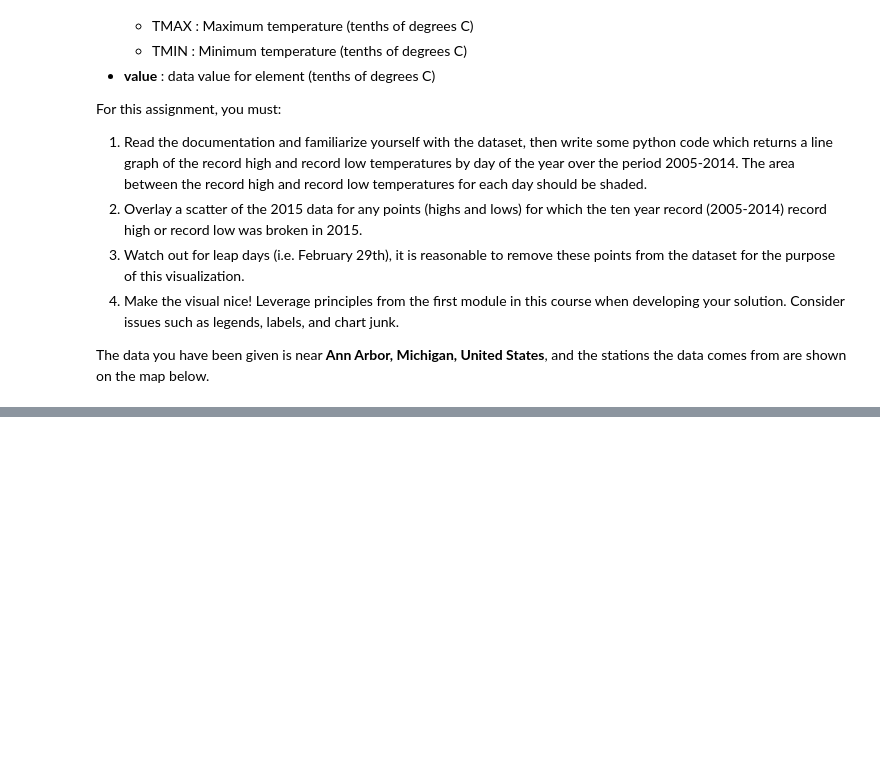
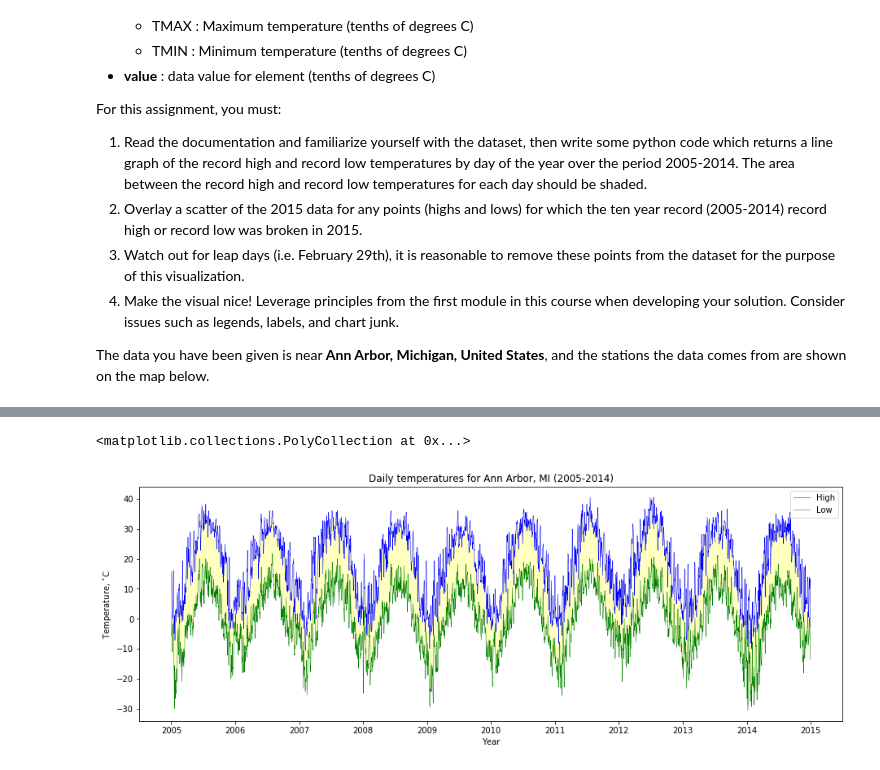
Before and after one commit to musid/Applied-Plotting-Coursera, a Jupyter notebook: Assignment2.ipynb, the cells around one changed output, grey strips where cells are left out. Drawn from its saved outputs; the diff is of its cells as text; code cells hidden in the pictures; blank space fills up the shorter version.

```diff
--- a/Assignment2.ipynb
+++ b/Assignment2.ipynb
@@ -47,3 +52,9 @@ def leaflet_plot_stations(binsize, hashid):
 leaflet_plot_stations(400,'fb441e62df2d58994928907a91895ec62c2c42e6cd075c2700843b89')
 # %% [output]
 [interactive output not drawn]
+# %%
+df=pd.read_csv('data/fb441e62df2d58994928907a91895ec62c2c42e6cd075c2700843b89.csv',parse_dates=['Date'])
+# df=pd.read_csv('data/fb441e62df2d58994928907a91895ec62c2c42e6cd075c2700843b89.csv')
+# df['Date']=pd.to_datetime(df['Date'])
+df['Data_Value']=df['Data_Value']/10
+df.sort_values(['Date','ID'],inplace=True)
@@ -49,0 +70,19 @@ leaflet_plot_stations(400,'fb441e62df2d58994928907a91895ec62c2c42e6cd075c2700843
+# %%
+Tmax=df[(df['Date']>='1/1/2005') & (df['Date']<'1/1/2015')].groupby('Date').max().reset_index()[['Date','Data_Value']]
+Tmin=df[(df['Date']>='1/1/2005') & (df['Date']<'1/1/2015')].groupby('Date').min().reset_index()[['Date','Data_Value']]
+# %%
+fig=plt.figure(figsize=(12,4))
+ax=fig.add_axes([0,0,1,1])
+ax.plot(Tmax['Date'],Tmax['Data_Value'],lw=0.5,c='blue',label='High')
+ax.plot(Tmin['Date'],Tmin['Data_Value'],lw=0.5,c='green',label='Low')
+ax.set_title('Daily temperatures for Ann Arbor, MI (2005-2014)')
+ax.set_xlabel('Year')
+ax.set_ylabel('Temperature, $^{\circ}$C')
+ax.legend(loc=0)
+ax.fill_between(pd.date_range('1/1/2005','31-12-2014'),
+                       Tmax['Data_Value'], Tmin['Data_Value'],
+                       facecolor='yellow',
+                       alpha=0.25)
+# %% [output]
+<matplotlib.collections.PolyCollection at 0x...>
+[figure, added]
```
Also changed, not shown: parts of 5 cells of this notebook, 1 other file.
